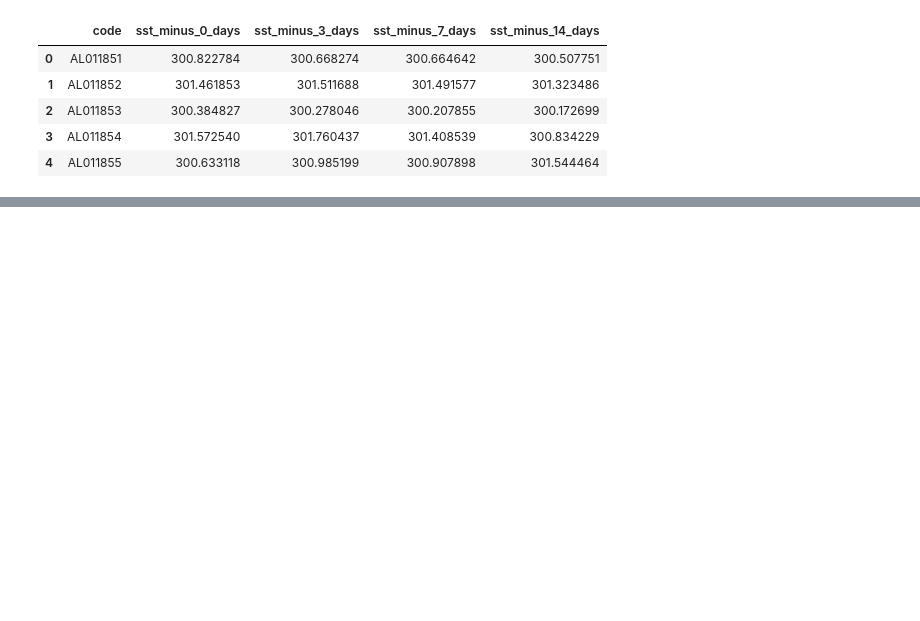
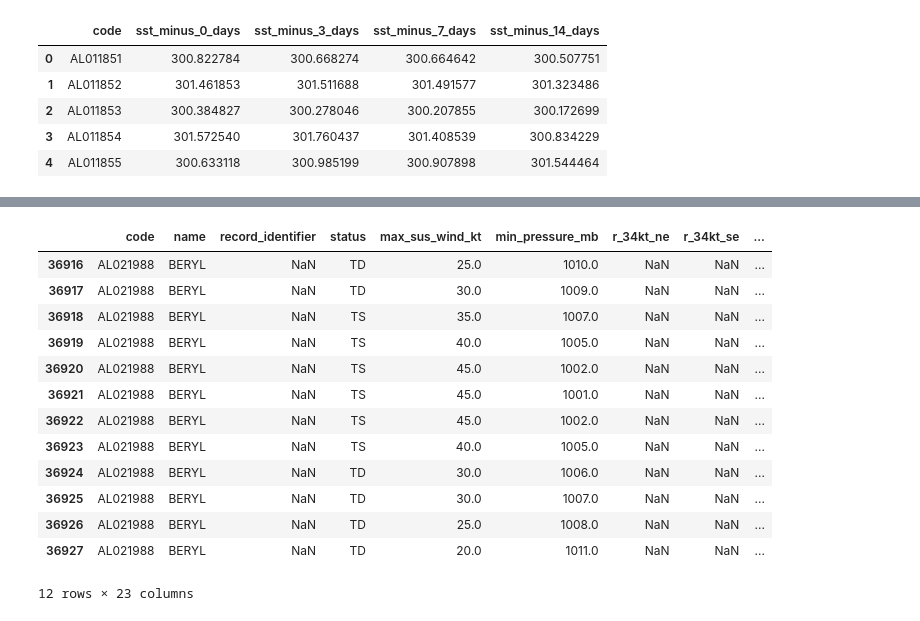
Before and after one commit to lukefg/eneres-131-final-project, a Jupyter notebook: notebooks/sst-retrieval.ipynb, the cells around one changed output, grey strips where cells are left out. Saved outputs shown, nothing was run; the diff lists cells and outputs as text; code cells hidden in the pictures; blank space fills up the shorter version.

```diff
--- a/notebooks/sst-retrieval.ipynb
+++ b/notebooks/sst-retrieval.ipynb
@@ -54,0 +171,19 @@ results.to_csv("../data/processed/predictors/sst.csv", index=False)
+# %%
+hurdat = pd.read_csv('../data/raw/hurdat2_cleaned.csv', parse_dates=['observation_datetime','formation_datetime'])
+# %%
+hurdat[hurdat.code == 'AL021988']
+# %% [output]
+|  | code | name | record_identifier | status | max_sus_wind_kt | min_pressure_mb | r_34kt_ne | r_34kt_se | ... |
+| 36916 | AL021988 | BERYL | NaN | TD | 25.0 | 1010.0 | NaN | NaN | ... |
+| 36917 | AL021988 | BERYL | NaN | TD | 30.0 | 1009.0 | NaN | NaN | ... |
+| 36918 | AL021988 | BERYL | NaN | TS | 35.0 | 1007.0 | NaN | NaN | ... |
+| 36919 | AL021988 | BERYL | NaN | TS | 40.0 | 1005.0 | NaN | NaN | ... |
+| 36920 | AL021988 | BERYL | NaN | TS | 45.0 | 1002.0 | NaN | NaN | ... |
+| 36921 | AL021988 | BERYL | NaN | TS | 45.0 | 1001.0 | NaN | NaN | ... |
+| 36922 | AL021988 | BERYL | NaN | TS | 45.0 | 1002.0 | NaN | NaN | ... |
+| 36923 | AL021988 | BERYL | NaN | TS | 40.0 | 1005.0 | NaN | NaN | ... |
+| 36924 | AL021988 | BERYL | NaN | TD | 30.0 | 1006.0 | NaN | NaN | ... |
+| 36925 | AL021988 | BERYL | NaN | TD | 30.0 | 1007.0 | NaN | NaN | ... |
+| 36926 | AL021988 | BERYL | NaN | TD | 25.0 | 1008.0 | NaN | NaN | ... |
+| 36927 | AL021988 | BERYL | NaN | TD | 20.0 | 1011.0 | NaN | NaN | ... |
+12 rows × 23 columns
```
Also changed, not shown: parts of 7 cells of this notebook, 17 other files.
